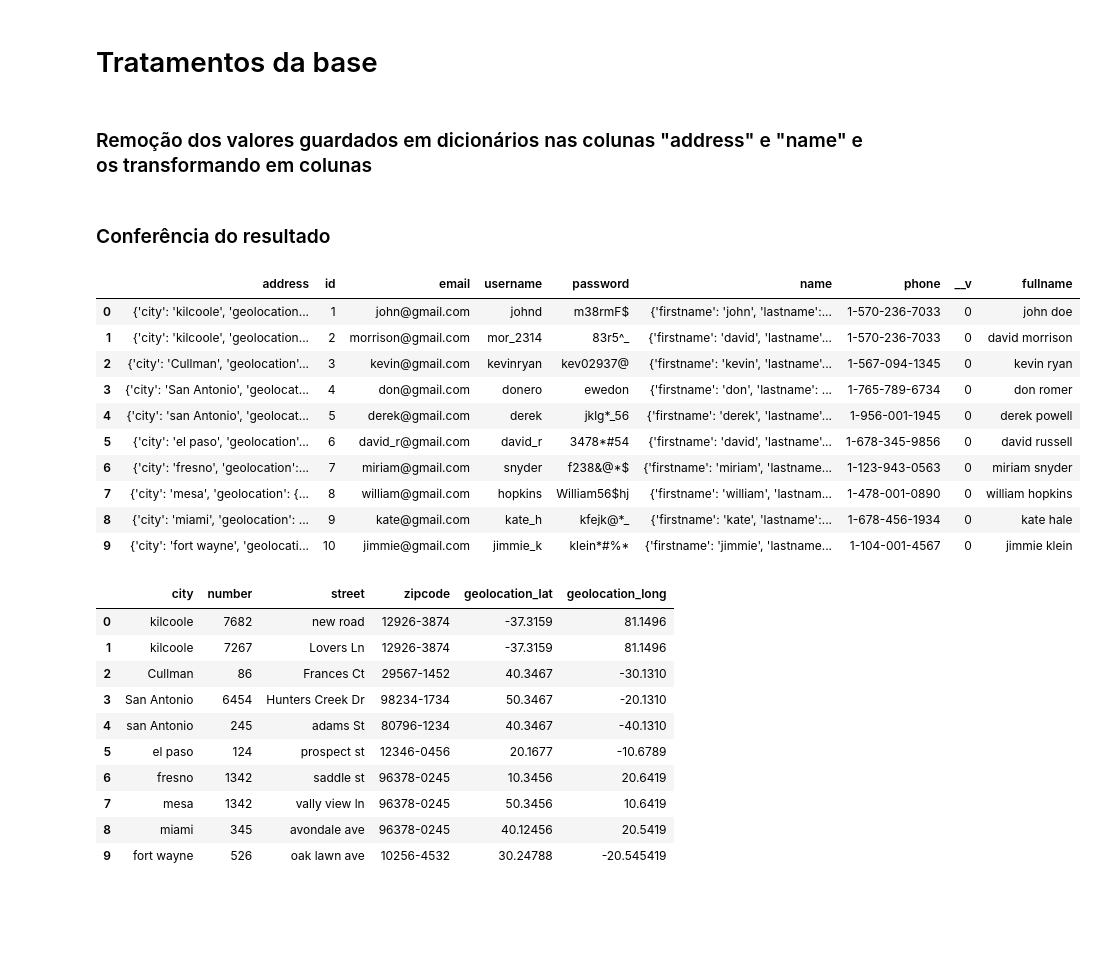
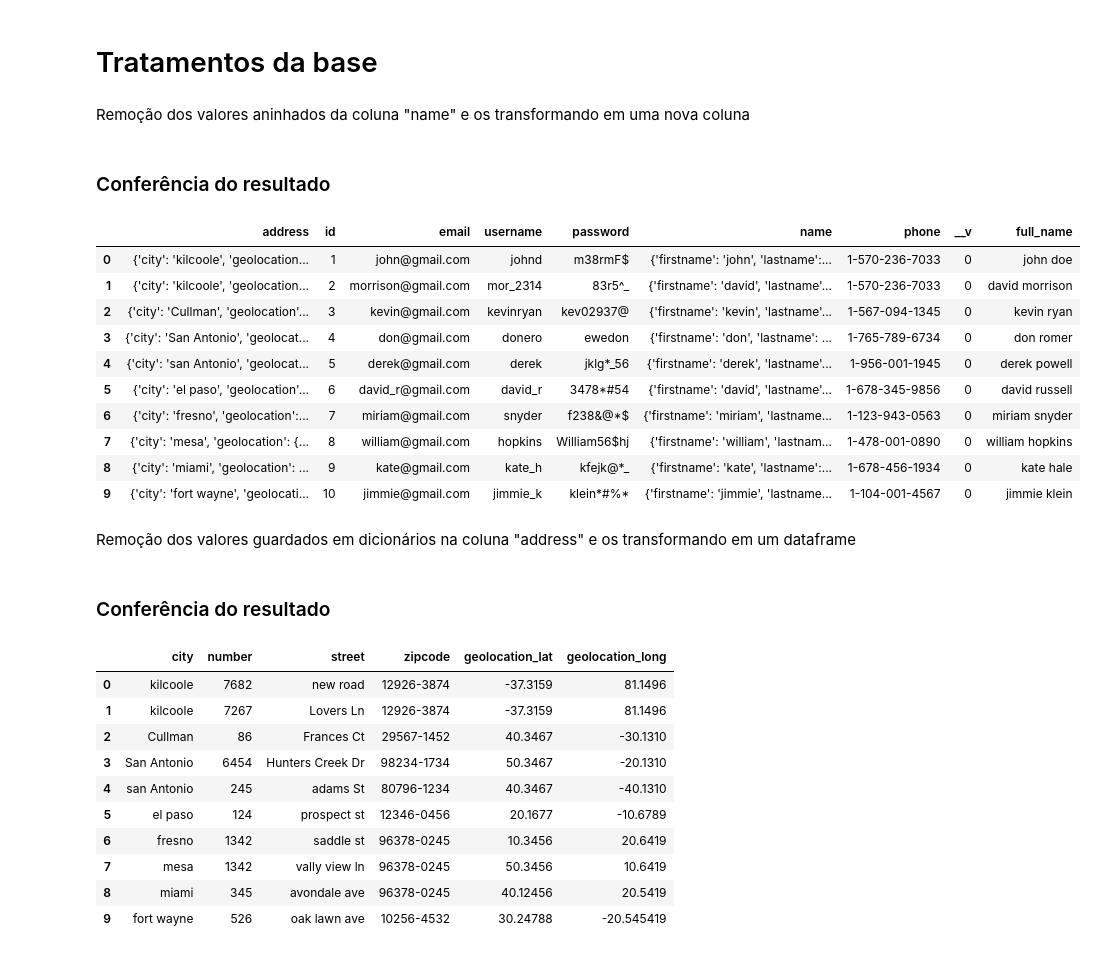
Before and after one commit to candidoj184/case_enjoei, a Jupyter notebook: codigos/silver_codigos/base_silver_users_tratada.ipynb, the cells around one changed output. Saved outputs shown, nothing was run; the diff lists cells and outputs as text; code cells hidden in the pictures; blank space fills up the shorter version.

```diff
--- a/codigos/silver_codigos/base_silver_users_tratada.ipynb
+++ b/codigos/silver_codigos/base_silver_users_tratada.ipynb
@@ -7,4 +7,4 @@ import pandas as pd
 # %% [markdown]
 ### Primeira leitura para checagem de dados
 # %%
-df_base_users = pd.read_parquet('C:/Users/candi/OneDrive/Documentos/Enjoei/Case_enjoei/datasets/bronze/users.parquet')
+df_users = pd.read_parquet('C:/Users/candi/OneDrive/Documentos/GitHub/case_enjoei/datasets/bronze/users.parquet')
@@ -25,5 +25,5 @@ df_base_users
 # %% [markdown]
 # Tratamentos da base
 # %% [markdown]
-### Remoção dos valores guardados em dicionários nas colunas "address" e "name" e os transformando em colunas
+Remoção dos valores aninhados da coluna "name" e os transformando em uma nova coluna
 # %%
@@ -32,18 +32,20 @@ df_base_users['fullname'] = df_base_users['name'].apply(lambda x: f"{x['firstnam
 # %% [markdown]
 ### Conferência do resultado
-# %%
-df_base_users
-# %% [output]
-|  | address | id | email | username | password | name | phone | __v | fullname |
-| 0 | {'city': 'kilcoole', 'geolocation... | 1 | john@gmail.com | johnd | m38rmF$ | {'firstname': 'john', 'lastname':... | 1-570-236-7033 | 0 | john doe |
-| 1 | {'city': 'kilcoole', 'geolocation... | 2 | morrison@gmail.com | mor_2314 | 83r5^_ | {'firstname': 'david', 'lastname'... | 1-570-236-7033 | 0 | david morrison |
-| 2 | {'city': 'Cullman', 'geolocation'... | 3 | kevin@gmail.com | kevinryan | kev02937@ | {'firstname': 'kevin', 'lastname'... | 1-567-094-1345 | 0 | kevin ryan |
-| 3 | {'city': 'San Antonio', 'geolocat... | 4 | don@gmail.com | donero | ewedon | {'firstname': 'don', 'lastname': ... | 1-765-789-6734 | 0 | don romer |
-| 4 | {'city': 'san Antonio', 'geolocat... | 5 | derek@gmail.com | derek | jklg*_56 | {'firstname': 'derek', 'lastname'... | 1-956-001-1945 | 0 | derek powell |
-| 5 | {'city': 'el paso', 'geolocation'... | 6 | david_r@gmail.com | david_r | 3478*#54 | {'firstname': 'david', 'lastname'... | 1-678-345-9856 | 0 | david russell |
-| 6 | {'city': 'fresno', 'geolocation':... | 7 | miriam@gmail.com | snyder | f238&@*$ | {'firstname': 'miriam', 'lastname... | 1-123-943-0563 | 0 | miriam snyder |
-| 7 | {'city': 'mesa', 'geolocation': {... | 8 | william@gmail.com | hopkins | William56$hj | {'firstname': 'william', 'lastnam... | 1-478-001-0890 | 0 | william hopkins |
-| 8 | {'city': 'miami', 'geolocation': ... | 9 | kate@gmail.com | kate_h | kfejk@*_ | {'firstname': 'kate', 'lastname':... | 1-678-456-1934 | 0 | kate hale |
-| 9 | {'city': 'fort wayne', 'geolocati... | 10 | jimmie@gmail.com | jimmie_k | klein*#%* | {'firstname': 'jimmie', 'lastname... | 1-104-001-4567 | 0 | jimmie klein |
+# %%
+df_users
+# %% [output]
+|  | address | id | email | username | password | name | phone | __v | full_name |
+| 0 | {'city': 'kilcoole', 'geolocation... | 1 | john@gmail.com | johnd | m38rmF$ | {'firstname': 'john', 'lastname':... | 1-570-236-7033 | 0 | john doe |
+| 1 | {'city': 'kilcoole', 'geolocation... | 2 | morrison@gmail.com | mor_2314 | 83r5^_ | {'firstname': 'david', 'lastname'... | 1-570-236-7033 | 0 | david morrison |
+| 2 | {'city': 'Cullman', 'geolocation'... | 3 | kevin@gmail.com | kevinryan | kev02937@ | {'firstname': 'kevin', 'lastname'... | 1-567-094-1345 | 0 | kevin ryan |
+| 3 | {'city': 'San Antonio', 'geolocat... | 4 | don@gmail.com | donero | ewedon | {'firstname': 'don', 'lastname': ... | 1-765-789-6734 | 0 | don romer |
+| 4 | {'city': 'san Antonio', 'geolocat... | 5 | derek@gmail.com | derek | jklg*_56 | {'firstname': 'derek', 'lastname'... | 1-956-001-1945 | 0 | derek powell |
+| 5 | {'city': 'el paso', 'geolocation'... | 6 | david_r@gmail.com | david_r | 3478*#54 | {'firstname': 'david', 'lastname'... | 1-678-345-9856 | 0 | david russell |
+| 6 | {'city': 'fresno', 'geolocation':... | 7 | miriam@gmail.com | snyder | f238&@*$ | {'firstname': 'miriam', 'lastname... | 1-123-943-0563 | 0 | miriam snyder |
+| 7 | {'city': 'mesa', 'geolocation': {... | 8 | william@gmail.com | hopkins | William56$hj | {'firstname': 'william', 'lastnam... | 1-478-001-0890 | 0 | william hopkins |
+| 8 | {'city': 'miami', 'geolocation': ... | 9 | kate@gmail.com | kate_h | kfejk@*_ | {'firstname': 'kate', 'lastname':... | 1-678-456-1934 | 0 | kate hale |
+| 9 | {'city': 'fort wayne', 'geolocati... | 10 | jimmie@gmail.com | jimmie_k | klein*#%* | {'firstname': 'jimmie', 'lastname... | 1-104-001-4567 | 0 | jimmie klein |
+# %% [markdown]
+Remoção dos valores guardados em dicionários na coluna "address" e os transformando em um dataframe
 # %%
 # Remoção dos valores de "address" e transformando em um Dataframe
@@ -51,3 +53,5 @@ df_address = pd.json_normalize(df_base_users['address'].tolist(),sep='_')
+# %% [markdown]
+### Conferência do resultado
 # %%
 df_address
 # %% [output]
```
Also changed, not shown: parts of 35 cells of this notebook, 9 other files.
